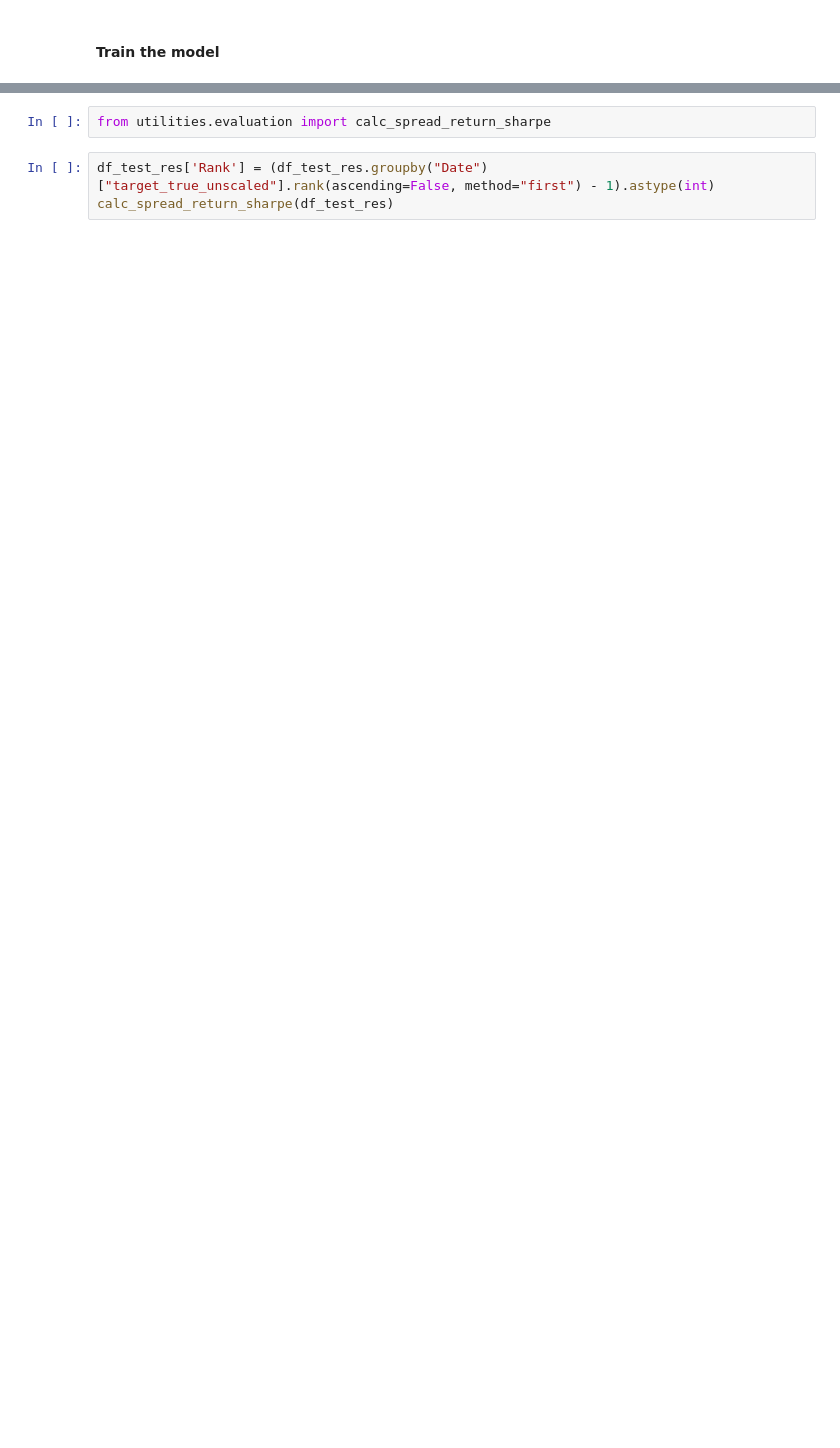
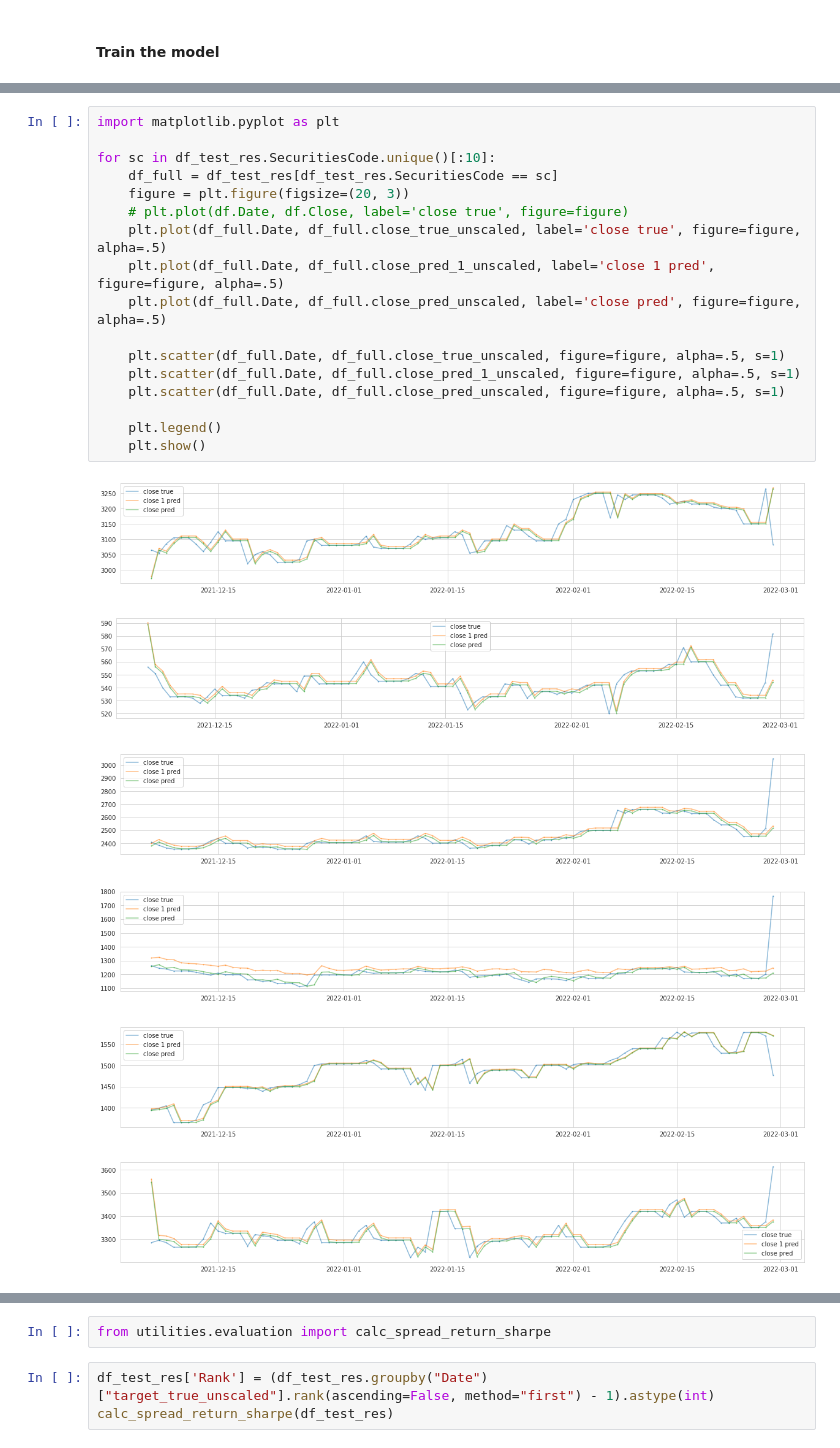
Before and after one commit to Cyprien-Ricque/stock-exchange-prediction, a Jupyter notebook: notebooks/rnn.ipynb, the cells around one changed output, grey strips where cells are left out. Cells and saved outputs as stored; diff of their text form; blank space fills up the shorter version.

```diff
--- a/notebooks/rnn.ipynb
+++ b/notebooks/rnn.ipynb
@@ -182,0 +258,24 @@ for sc in dl.df_train_ppc.SecuritiesCode.unique()[:3]:
+# %%
+import matplotlib.pyplot as plt
+
+for sc in df_test_res.SecuritiesCode.unique()[:10]:
+    df_full = df_test_res[df_test_res.SecuritiesCode == sc]
+    figure = plt.figure(figsize=(20, 3))
+    # plt.plot(df.Date, df.Close, label='close true', figure=figure)
+    plt.plot(df_full.Date, df_full.close_true_unscaled, label='close true', figure=figure, alpha=.5)
+    plt.plot(df_full.Date, df_full.close_pred_1_unscaled, label='close 1 pred', figure=figure, alpha=.5)
+    plt.plot(df_full.Date, df_full.close_pred_unscaled, label='close pred', figure=figure, alpha=.5)
+
+    plt.scatter(df_full.Date, df_full.close_true_unscaled, figure=figure, alpha=.5, s=1)
+    plt.scatter(df_full.Date, df_full.close_pred_1_unscaled, figure=figure, alpha=.5, s=1)
+    plt.scatter(df_full.Date, df_full.close_pred_unscaled, figure=figure, alpha=.5, s=1)
+
+    plt.legend()
+    plt.show()
+# %% [output]
+[figure, added]
+[figure, added]
+[figure, added]
+[figure, added]
+[figure, added]
+[figure, added]
```
Also changed, not shown: parts of 22 cells of this notebook, 4 other files.
